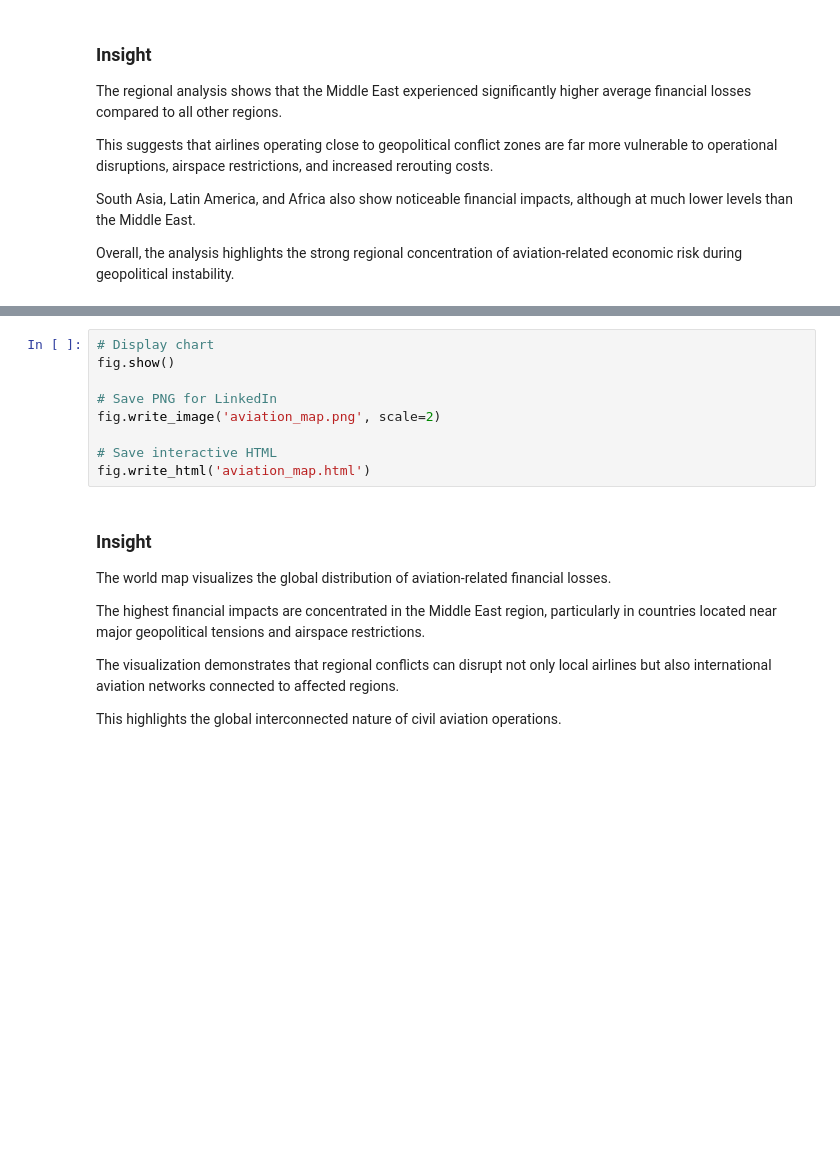
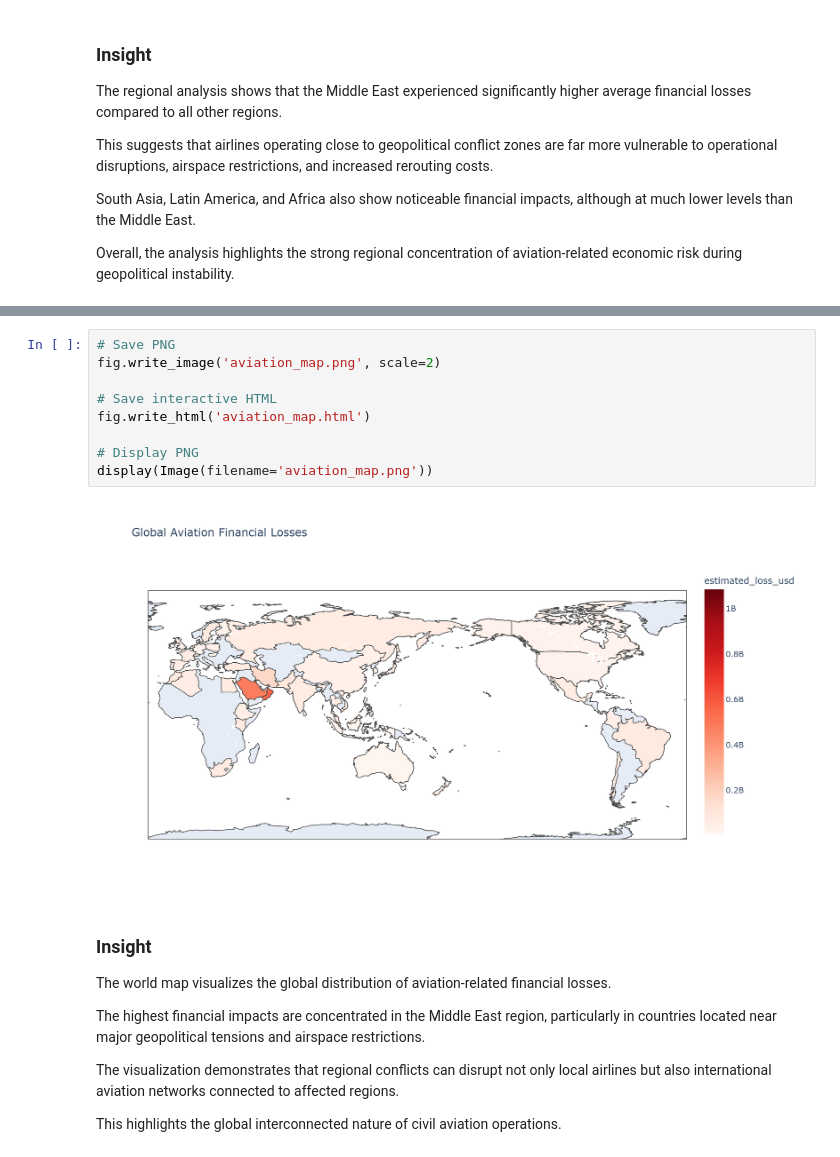
Before and after one commit to EnYa32/Global-Aviation-Disruption-Analysis, a Jupyter notebook: IranVsUSA_GlobaleStörungDerZivilenLuftfahrt.ipynb, the cells around one changed output, grey strips where cells are left out. Saved outputs shown, nothing was run; the diff lists cells and outputs as text; blank space fills up the shorter version.

Commit message:
Add aviation disruption analysis notebook

```diff
--- a/IranVsUSA_GlobaleStörungDerZivilenLuftfahrt.ipynb
+++ b/IranVsUSA_GlobaleStörungDerZivilenLuftfahrt.ipynb
@@ -662,12 +643,14 @@ fig.show()
-# %%
-# Display chart
-fig.show()
-
-# Save PNG for LinkedIn
-fig.write_image('aviation_map.png', scale=2)
-
-# Save interactive HTML
-fig.write_html('aviation_map.html')
+# %%
+# Save PNG
+fig.write_image('aviation_map.png', scale=2)
+
+# Save interactive HTML
+fig.write_html('aviation_map.html')
+
+# Display PNG
+display(Image(filename='aviation_map.png'))
+# %% [output]
+[figure, added]
 # %% [markdown]
 ### Insight
 
```
Also changed, not shown: parts of 6 cells of this notebook.
